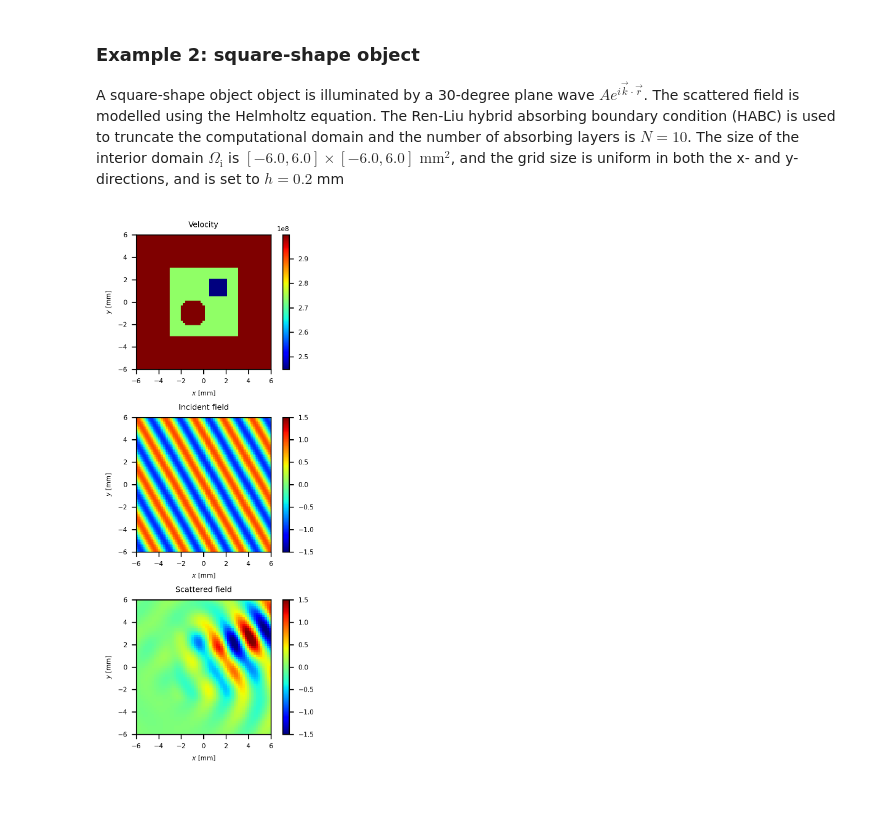
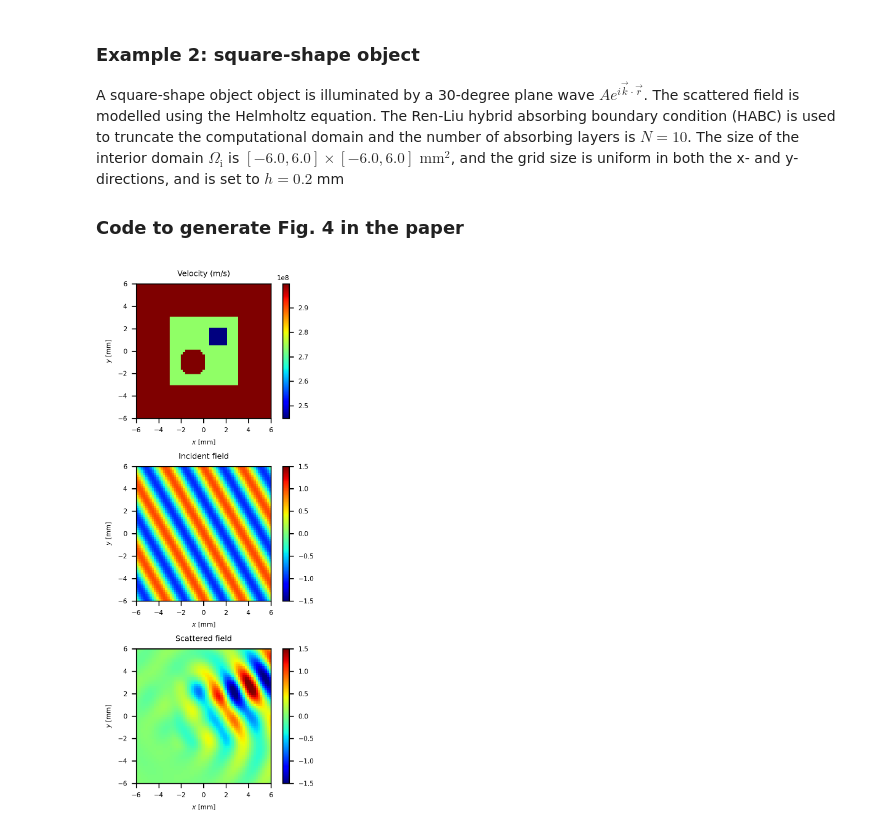
Before and after one commit to chaiwoot/PyHelmholtz, a Jupyter notebook: examples/example2.ipynb, the cells around one changed output. Drawn from its saved outputs; the diff is of its cells as text; code cells hidden in the pictures; blank space fills up the shorter version.

Commit message:
Add comments to example notebooks. Modify method Helmholtz.solve() to avoid an error when an external solver is unavailable.

```diff
--- a/examples/example2.ipynb
+++ b/examples/example2.ipynb
@@ -2,31 +2,46 @@
 ### Example 2: square-shape object
 
 A square-shape object object is illuminated by a 30-degree plane wave $Ae^{i\vec{k}\cdot\vec{r}}$. The scattered field is modelled using the Helmholtz equation. The Ren-Liu hybrid absorbing boundary condition (HABC) is used to truncate the computational domain and the number of absorbing layers is $N = 10$. The size of the interior domain $\Omega_{\text{i}}$ is $[-6.0, 6.0] \times [-6.0, 6.0]$ $\text{mm}^2$, and the grid size is uniform in both the x- and y-directions, and is set to $h = 0.2$ mm
+
+### Code to generate Fig. 4 in the paper
 # %%
 from matplotlib.pyplot import *
 import pyhelmholtz as ph
 
 # Available source: PointSource, PlaneWave
 # Available ABM: EM1, EM2, HEM1, HEM2, PML, PMLEM1, PMLEM2
 
+# define domain size and grid spacing
 limits = (-0.006, 0.006, -0.006, 0.006)
 domain = ph.Domain(limits=limits, h=0.0002)
+
+# define wave velocities
 c0 = ph.LIGHT_SPEED
 c1, c2 = c0/1.2**.5, c0/1.5**.5
+
+# define objects regions
 bb1 = -0.003, 0.003, -0.003, 0.003
 bb2 = 0.0006, 0.002, 0.0006, 0.002
+
+# add objects to the domain
 domain.add_rectangle(bb1, c1)
 domain.add_rectangle(bb2, c2)
 domain.add_circle((-.001,-.001), .0012, c0)
 
+# define the source
 source = ph.PlaneWave(freq=1e+11, theta=30)
-hs = ph.HelmholtzSolver(domain=domain, source=source, abm=ph.PML(n=10))
-hs.solve()
+
+# create a Helmholtz object with 10-layer PML
+hs = ph.Helmholtz(domain=domain, source=source, abm=ph.PML(n=10))
+
+hs.solve() # compute the wave field
+
+# visualize the results
 rcParams['font.size'] = 5
 figure(figsize=(2.7,6),dpi=300)
-subplot(311);hs.viz(data="velocity", unit="mm")
+subplot(311);hs.viz(data="velocity", unit="mm", title="Velocity (m/s)")
 subplot(312);hs.viz(data="incident", unit="mm", vlim=[-1.5,1.5])
 subplot(313);hs.viz(data="solution", unit="mm", vlim=[-1.5,1.5])
 gcf().tight_layout()
 # %% [output]
-[figure, old version]
+[figure, new version]
```
Also changed, not shown: 4 other files.
